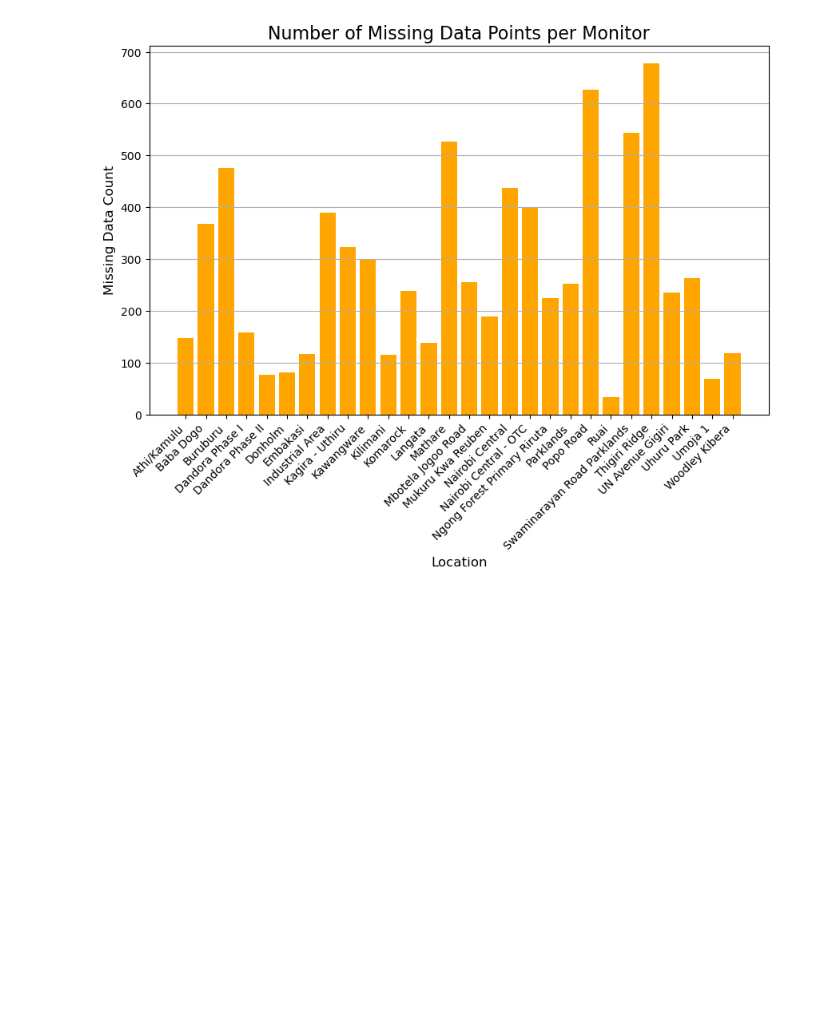
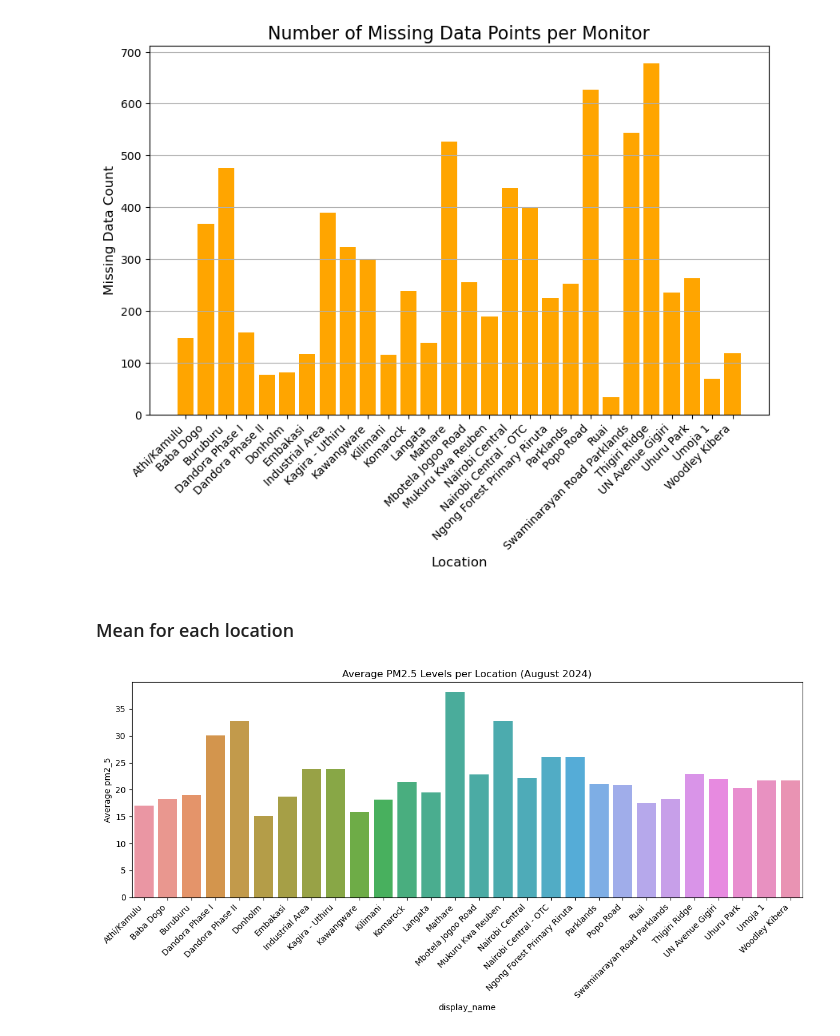
Before and after one commit to ANGI3MAINA/Air_quality_-2024, a Jupyter notebook: notebook.ipynb, the cells around one changed output. Cells and saved outputs as stored; diff of their text form; code cells hidden in the pictures; blank space fills up the shorter version.

Commit message:
average for each monitor

```diff
--- a/notebook.ipynb
+++ b/notebook.ipynb
@@ -101,3 +101,26 @@ plt.grid(axis='y')
 plt.show()
 # %% [output]
 [figure]
+# %% [markdown]
+### Mean for each location
+# %%
+# Group the data by location and calculate the mean pm2.5 for each location
+location_pm =df.groupby('display_name')['pm2_5'].mean().reset_index()
+# %%
+# Plotting the bar graph
+plt.figure(figsize=(12, 6))
+sns.barplot(x='display_name', y='pm2_5', data=location_pm)
+
+# Add labels and title
+plt.title('Average PM2.5 Levels per Location (August 2024)')
+plt.xlabel('display_name')
+plt.ylabel('Average pm2_5')
+
+# Rotate x-axis labels
+plt.xticks(rotation=45, ha='right')
+
+# Show the plot
+plt.tight_layout()
+plt.show()
+# %% [output]
+[figure, added]
```
